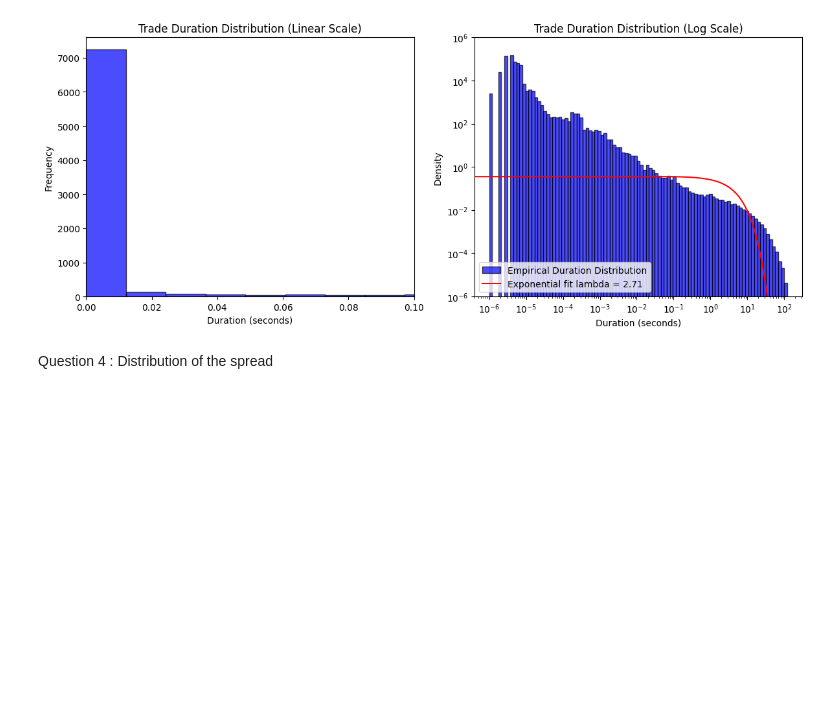
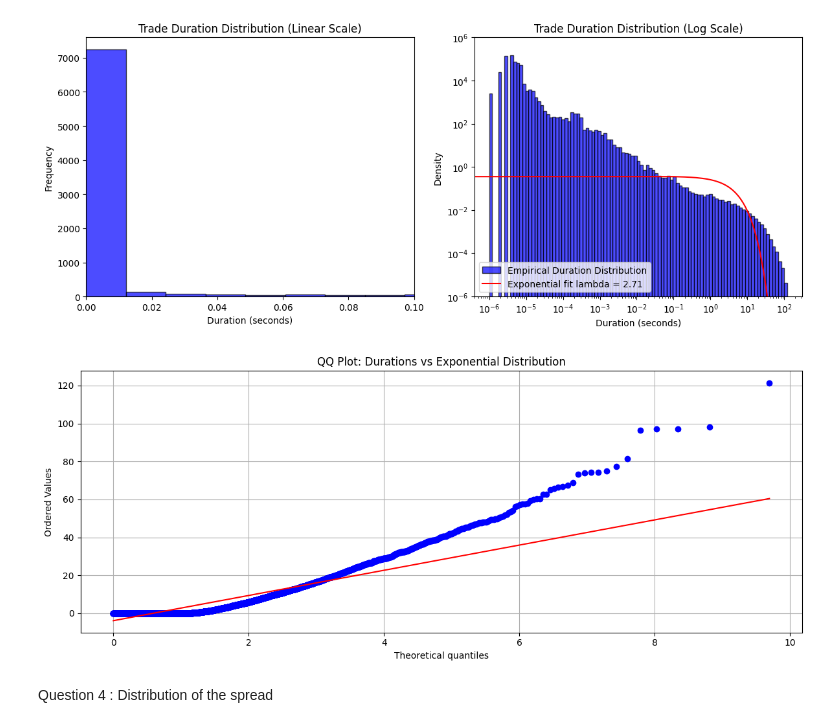
Before and after one commit to ethantrentin/High-Frequency-Data-Limit-Order-Books, a Jupyter notebook: DHF-LAB1-BOISTARD-ROCHE-TRENTIN.ipynb, the cells around one changed output. Cells and saved outputs as stored; diff of their text form; code cells hidden in the pictures; blank space fills up the shorter version.

```diff
--- a/DHF-LAB1-BOISTARD-ROCHE-TRENTIN.ipynb
+++ b/DHF-LAB1-BOISTARD-ROCHE-TRENTIN.ipynb
@@ -332,6 +332,16 @@ plt.tight_layout()
 plt.show()
 # %% [output]
 [figure]
+# %%
+# We create a QQ plot
+plt.figure(figsize=(12,5))
+scipy.stats.probplot(durations, dist="expon", plot=plt)
+plt.title('QQ Plot: Durations vs Exponential Distribution')
+plt.grid(True)
+plt.tight_layout()
+plt.show()
+# %% [output]
+[figure, added]
 # %% [markdown]
 Question 4 : Distribution of the spread
 # %%
```
Also changed, not shown: parts of 5 cells of this notebook.
